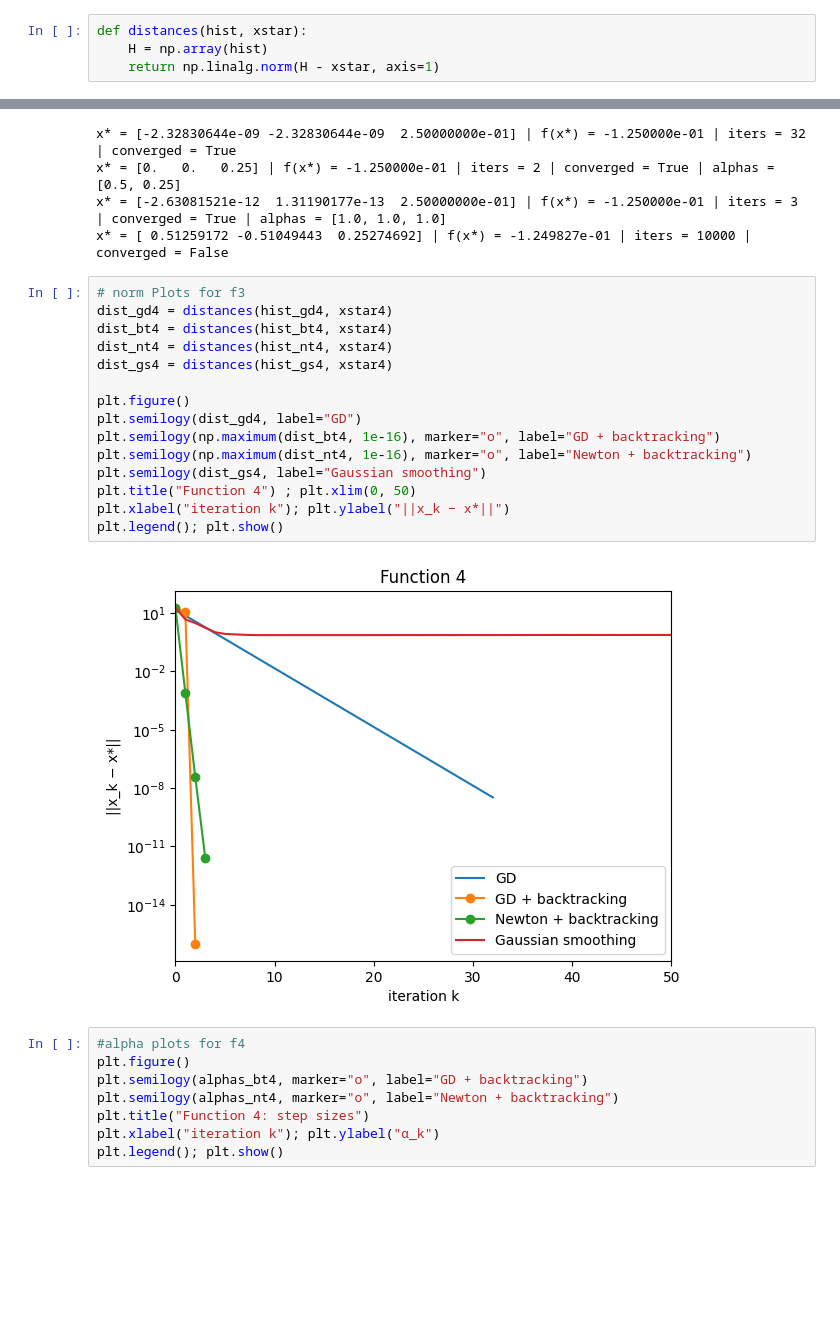
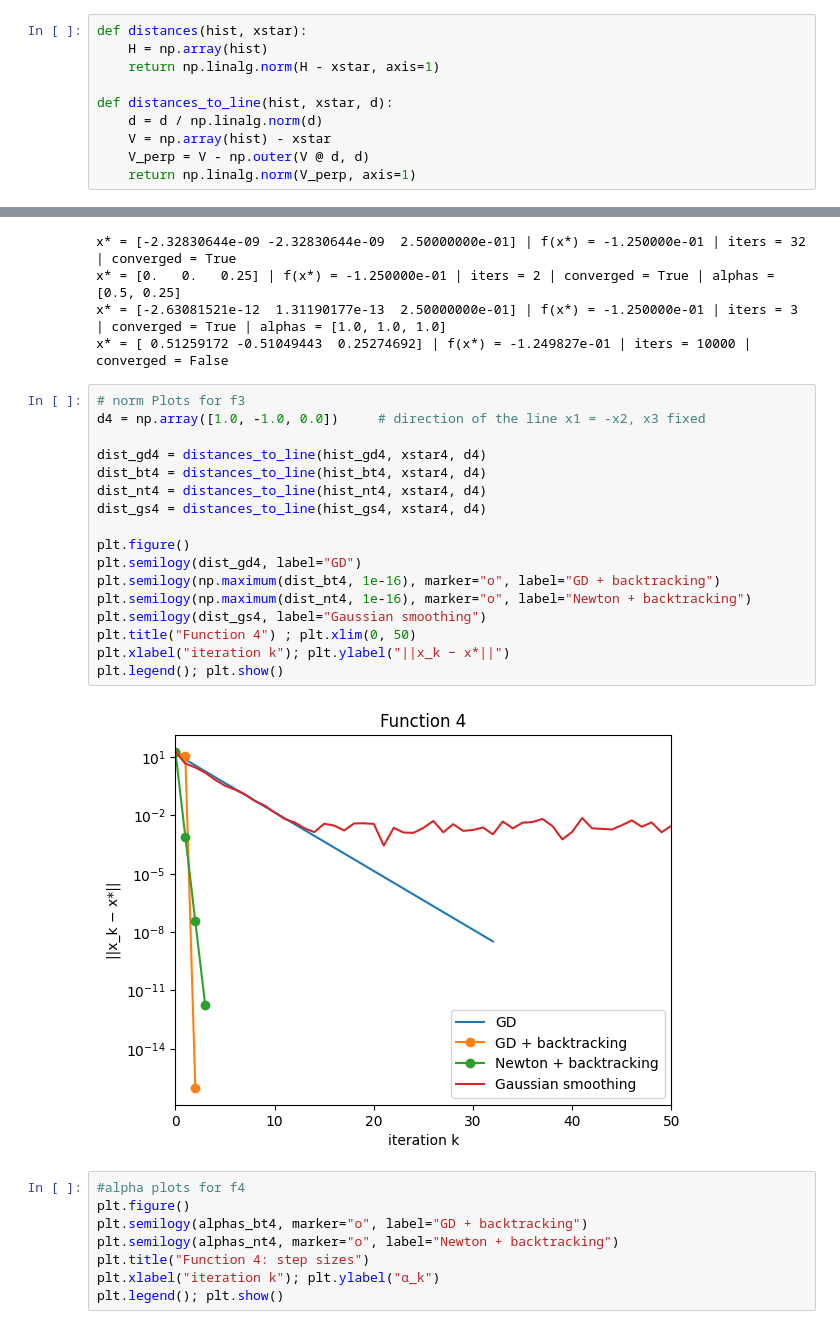
Before and after one commit to nab9644-boop/Reinforcement_Learning_OP, a Jupyter notebook: HW3/HW3RL_Q2.ipynb, the cells around one changed output, grey strips where cells are left out. Saved outputs shown, nothing was run; the diff lists cells and outputs as text; blank space fills up the shorter version.

```diff
--- a/HW3/HW3RL_Q2.ipynb
+++ b/HW3/HW3RL_Q2.ipynb
@@ -159,6 +159,12 @@ def gaussian_smoothing(f, x0, al, sig, M, tol, max_iter):
 def distances(hist, xstar):
     H = np.array(hist)
     return np.linalg.norm(H - xstar, axis=1)
+
+def distances_to_line(hist, xstar, d):
+    d = d / np.linalg.norm(d)
+    V = np.array(hist) - xstar
+    V_perp = V - np.outer(V @ d, d)
+    return np.linalg.norm(V_perp, axis=1)
 # %%
 # Gradient descent part 1
 x_final, n_iter, converged, hist_gd1 = gradient_descent(f1, grad1, x0_1, al1, tol, max_iter)
@@ -318,21 +324,23 @@ x* = [-2.63081521e-12  1.31190177e-13  2.50000000e-01] | f(x*) = -1.250000e-01 |
 x* = [ 0.51259172 -0.51049443  0.25274692] | f(x*) = -1.249827e-01 | iters = 10000 | converged = False
 # %%
 # norm Plots for f3
-dist_gd4 = distances(hist_gd4, xstar4)
-dist_bt4 = distances(hist_bt4, xstar4)
-dist_nt4 = distances(hist_nt4, xstar4)
-dist_gs4 = distances(hist_gs4, xstar4)
+d4 = np.array([1.0, -1.0, 0.0])     # direction of the line x1 = -x2, x3 fixed
+
+dist_gd4 = distances_to_line(hist_gd4, xstar4, d4)
+dist_bt4 = distances_to_line(hist_bt4, xstar4, d4)
+dist_nt4 = distances_to_line(hist_nt4, xstar4, d4)
+dist_gs4 = distances_to_line(hist_gs4, xstar4, d4)
 
 plt.figure()
 plt.semilogy(dist_gd4, label="GD")
 plt.semilogy(np.maximum(dist_bt4, 1e-16), marker="o", label="GD + backtracking")
 plt.semilogy(np.maximum(dist_nt4, 1e-16), marker="o", label="Newton + backtracking")
 plt.semilogy(dist_gs4, label="Gaussian smoothing")
 plt.title("Function 4") ; plt.xlim(0, 50)
 plt.xlabel("iteration k"); plt.ylabel("||x_k − x*||")
 plt.legend(); plt.show()
 # %% [output]
-[figure, old version]
+[figure, new version]
 # %%
 #alpha plots for f4
 plt.figure()
```
